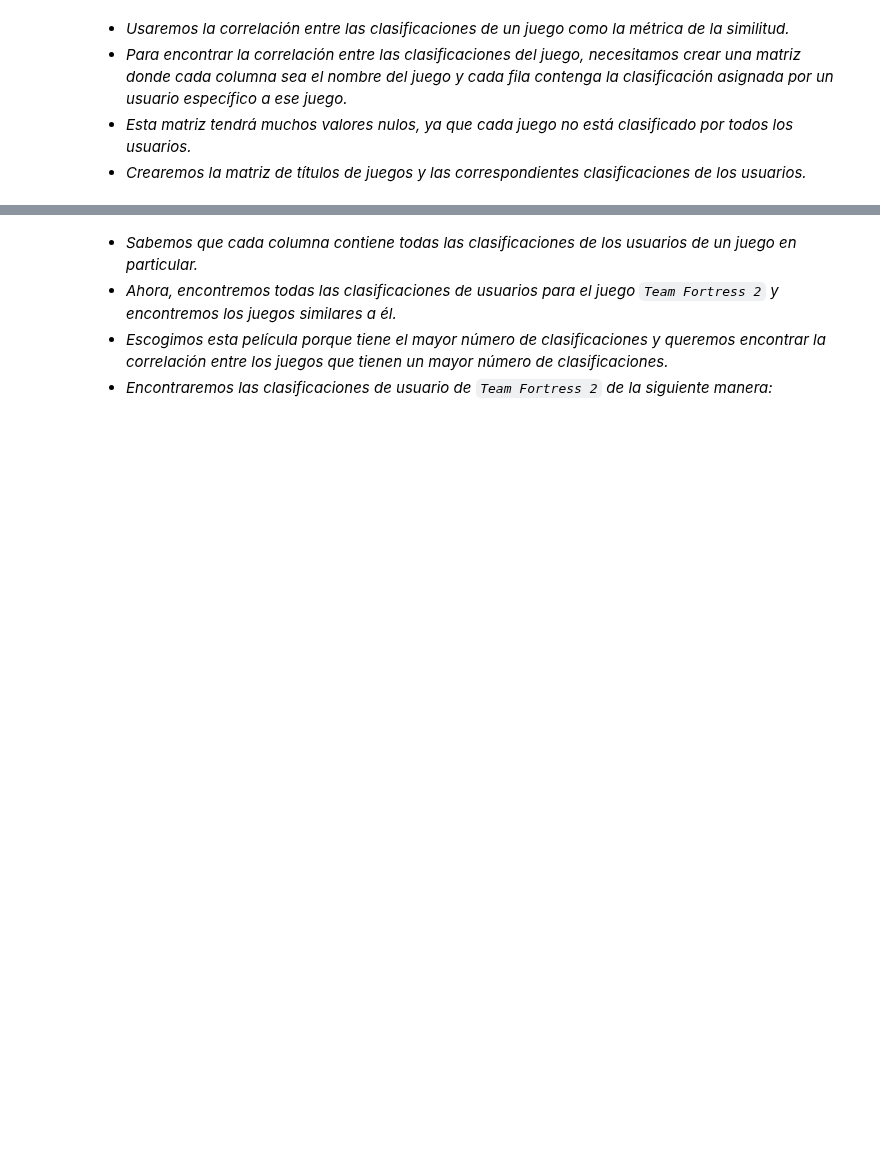
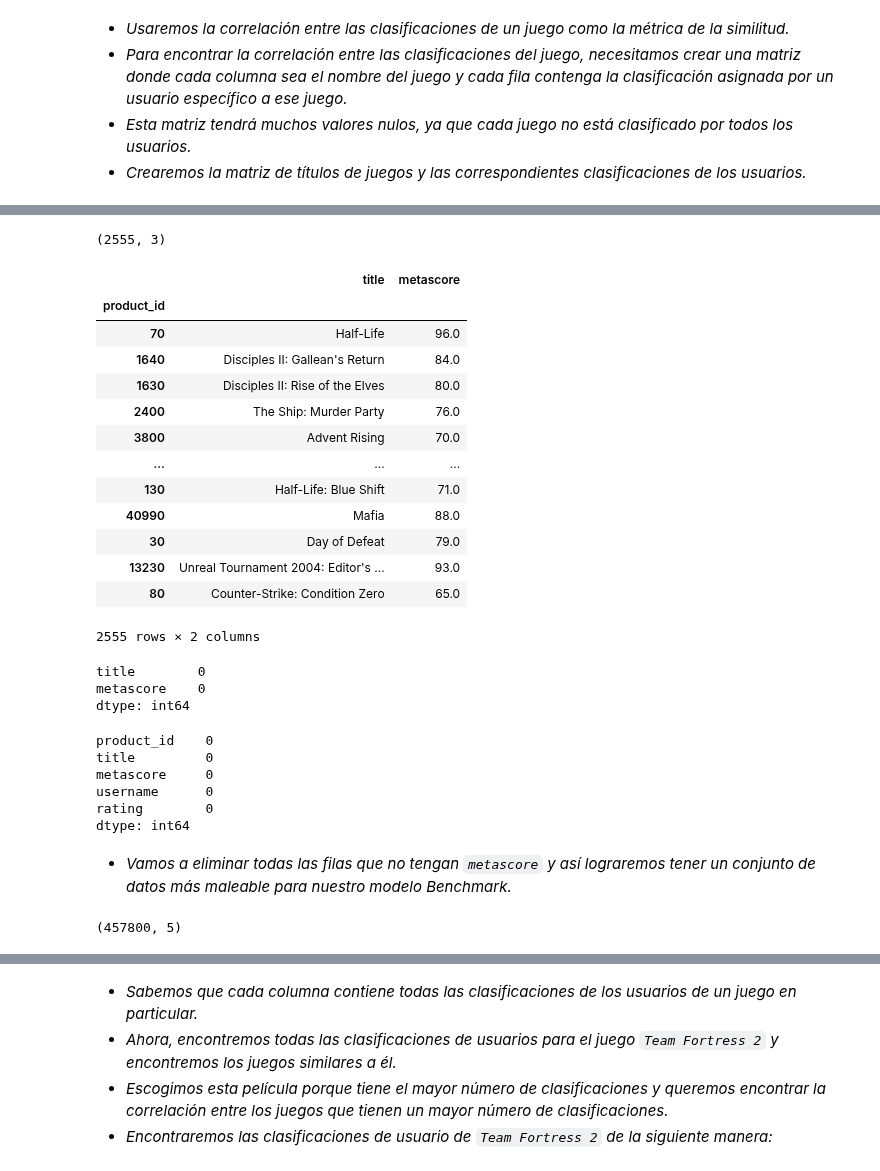
Before and after one commit to alseveso/AcamicaDS, a Jupyter notebook: Proyecto 3/A. Proyecto 03_Alejandra Seveso.ipynb, the cells around one changed output, grey strips where cells are left out. Saved outputs shown, nothing was run; the diff lists cells and outputs as text; code cells hidden in the pictures; blank space fills up the shorter version.

```diff
--- a/Proyecto 3/A. Proyecto 03_Alejandra Seveso.ipynb
+++ b/Proyecto 3/A. Proyecto 03_Alejandra Seveso.ipynb
@@ -821,3 +916,6 @@ sns.jointplot(x='rating', y='rating_counts', data=ratings_mean_count, alpha=0.4)
 * *Para encontrar la correlación entre las clasificaciones del juego, necesitamos crear una matriz donde cada columna sea el nombre del juego y cada fila contenga la clasificación asignada por un usuario específico a ese juego.*
 * *Esta matriz tendrá muchos valores nulos, ya que cada juego no está clasificado por todos los usuarios.*
 * *Crearemos la matriz de títulos de juegos y las correspondientes clasificaciones de los usuarios.*
+# %%
+bm1 = pd.read_csv('new_data_games.csv', encoding = "ISO-8859-1", usecols = [4,13,16])
+bm1.head()
@@ -823,0 +929,34 @@ sns.jointplot(x='rating', y='rating_counts', data=ratings_mean_count, alpha=0.4)
+# %%
+bm2 = bm1.dropna()
+# %%
+bm2.shape
+# %% [output]
+(2555, 3)
+# %%
+bm3 = bm2.rename(columns={'id':'product_id'})
+# %%
+bm3[('product_id')] = bm3['product_id'].astype(int)
+# %%
+bm4 = bm3.set_index('product_id', drop=True)
+bm4
+# %% [output]
+|  | title | metascore |
+| product_id |  |  |
+| 70 | Half-Life | 96.0 |
+| 1640 | Disciples II: Gallean's Return | 84.0 |
+| 1630 | Disciples II: Rise of the Elves | 80.0 |
+| 2400 | The Ship: Murder Party | 76.0 |
+| 3800 | Advent Rising | 70.0 |
+| ... | ... | ... |
+| 130 | Half-Life: Blue Shift | 71.0 |
+| 40990 | Mafia | 88.0 |
+| 30 | Day of Defeat | 79.0 |
+| 13230 | Unreal Tournament 2004: Editor's ... | 93.0 |
+| 80 | Counter-Strike: Condition Zero | 65.0 |
+2555 rows × 2 columns
+# %%
+bm4.isnull().sum()
+# %% [output]
+title        0
+metascore    0
+dtype: int64
@@ -823,0 +965,15 @@ sns.jointplot(x='rating', y='rating_counts', data=ratings_mean_count, alpha=0.4)
+# %%
+metascore_data.isnull().sum()
+# %% [output]
+product_id    0
+title         0
+metascore     0
+username      0
+rating        0
+dtype: int64
+# %% [markdown]
+* *Vamos a eliminar todas las filas que no tengan `metascore` y así lograremos tener un conjunto de datos más maleable para nuestro modelo Benchmark.*
+# %%
+metascore_data.shape
+# %% [output]
+(457800, 5)
```
Also changed, not shown: parts of 21 cells of this notebook.
